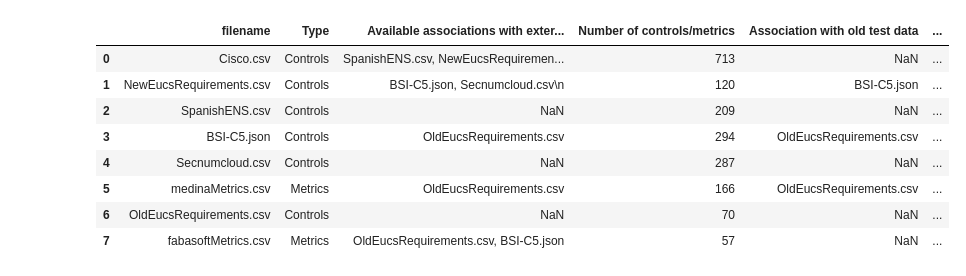
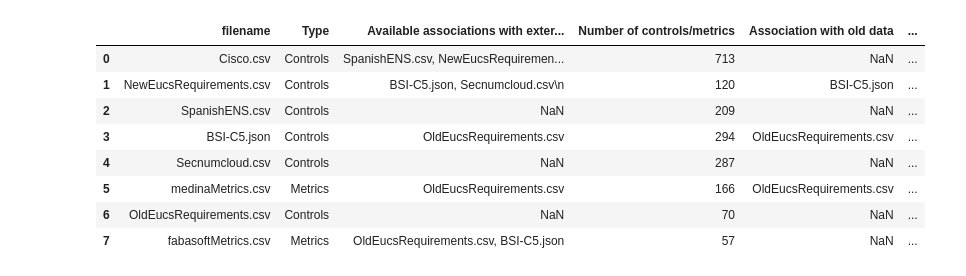
Before and after one commit to bianchi-john/ControlsMetrics, a Jupyter notebook: 2 - generateGraph.ipynb, the cells around one changed output. Drawn from its saved outputs; the diff is of its cells as text; code cells hidden in the pictures.

```diff
--- a/2 - generateGraph.ipynb
+++ b/2 - generateGraph.ipynb
@@ -26,21 +26,21 @@ memory usage: 836.0+ bytes
 # %%
 # Lista delle colonne da mantenere
 cols_to_keep = [
     'filename',
     'Type',
     'Available associations with external schemes',
     'Number of controls/metrics',
-    'Association with old test data',
-    'Association with new training data'
+    'Association with old data',
+    'Association with new data'
 ]
 
 # Crea il nuovo dataframe filtrato
 df = df[cols_to_keep]
 
 
 df
 # %% [output]
-|  | filename | Type | Available associations with exter... | Number of controls/metrics | Association with old test data | ... |
+|  | filename | Type | Available associations with exter... | Number of controls/metrics | Association with old data | ... |
 | 0 | Cisco.csv | Controls | SpanishENS.csv, NewEucsRequiremen... | 713 | NaN | ... |
 | 1 | NewEucsRequirements.csv | Controls | BSI-C5.json, Secnumcloud.csv\n | 120 | BSI-C5.json | ... |
 | 2 | SpanishENS.csv | Controls | NaN | 209 | NaN | ... |
```
Also changed, not shown: parts of 2 cells of this notebook, 1 other file.
